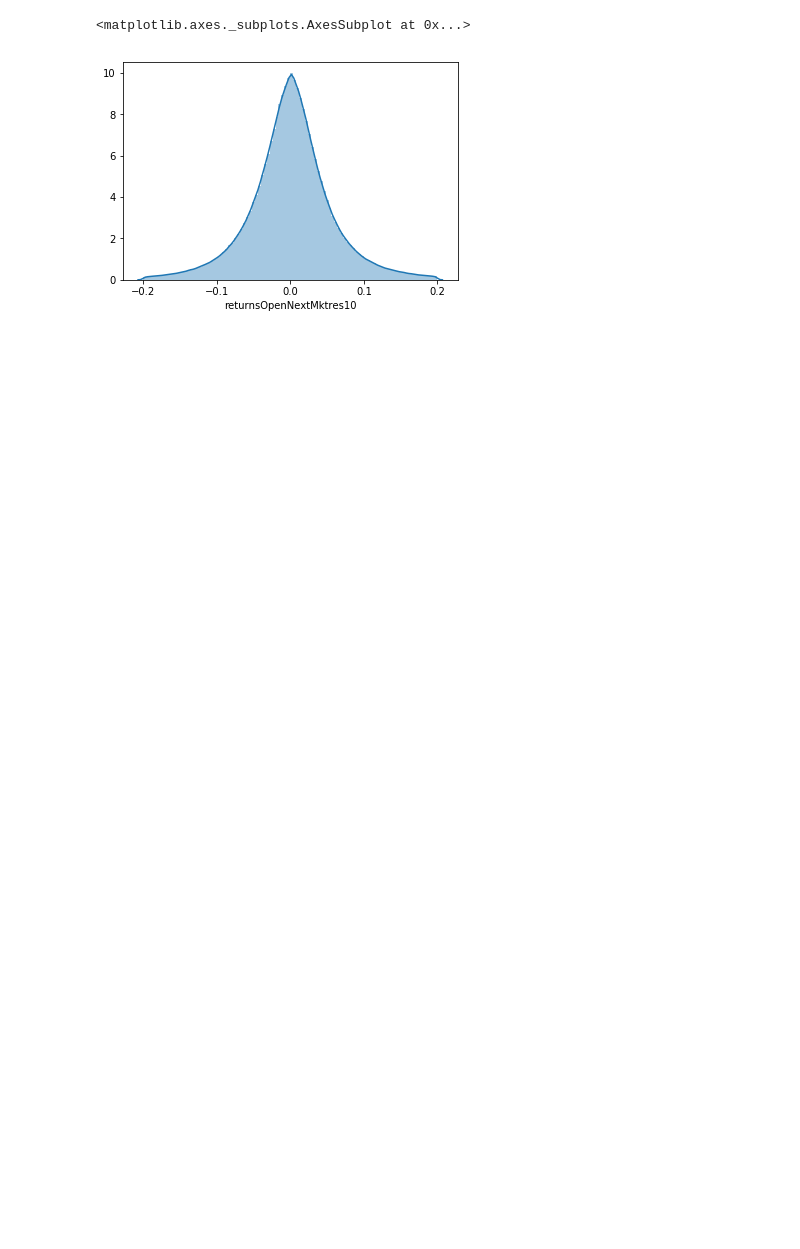
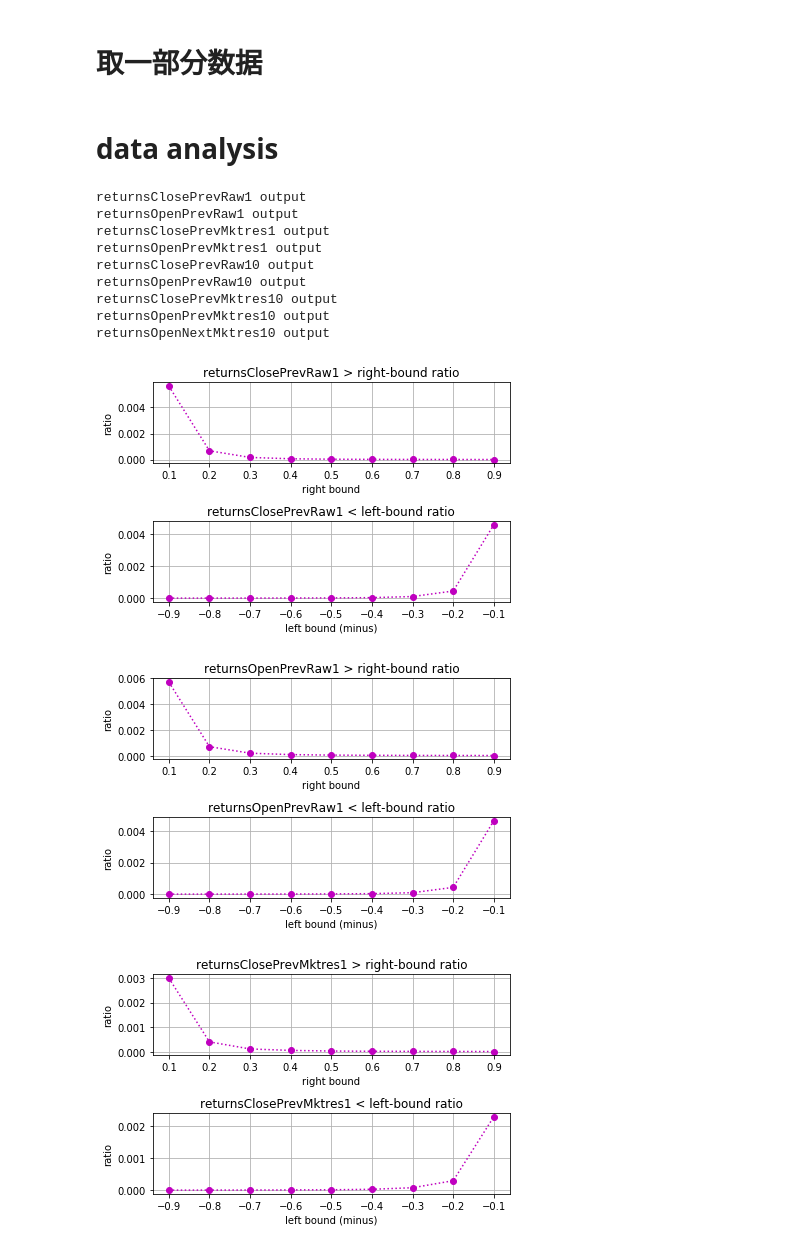
Before and after one commit to thu-tians/kaggle, a Jupyter notebook: feature_analyze/feature_analyze.ipynb, the cells around one changed output. Saved outputs shown, nothing was run; the diff lists cells and outputs as text; code cells hidden in the pictures; blank space fills up the shorter version.

Commit message:
Update returns analysis of ipynb
添加了对各种returns的分布分析.

```diff
--- a/feature_analyze/feature_analyze.ipynb
+++ b/feature_analyze/feature_analyze.ipynb
@@ -53,5 +53,0 @@ Done!
-# %%
-import matplotlib.pyplot as plt
-import seaborn as sns
-ttt=marketdf["returnsOpenNextMktres10"]
-ttt.describe()
@@ -105,6 +63,60 @@ ttt_drop_left.reset_index(drop=True)
 trainset_drop_index_right = ttt_drop_left[ttt_drop_left > right_threshold].index
 ttt_clean = ttt_drop_left.drop(trainset_drop_index_right, axis='index')
 sns.distplot(ttt_clean,bins=100)
-# %% [output]
-<matplotlib.axes._subplots.AxesSubplot at 0x...>
-[figure, removed]
+# %% [markdown]
+# 取一部分数据
+# %% [markdown]
+# data analysis
+# %%
+trainset_all_returns=marketdf.iloc[:,-10:-1].copy()
+trainset_all_returns.describe
+# %%
+#### 分析左右两侧的取值情况
+def left_and_right_bound(ttt,col_name):
+    ### right threshold
+    type(ttt)
+    pos_threshold = [i*(1e-1) for i in range(1,10)]
+    train_set_length = len(marketdf.index)
+    pos_percent = []
+    for val in pos_threshold:
+        pos_percent.append(sum(ttt>val)/train_set_length)
+    plt.figure()
+    plt.subplot(211)
+    plt.plot(pos_threshold,pos_percent,'mo:')
+    plt.xlabel('right bound')
+    plt.ylabel('ratio')
+    plt.title(col_name + ' > right-bound ratio')
+    plt.grid()
+    #### left threshold
+    neg_threshold = [i*(1e-1) for i in range(1,10)]
+    neg_threshold = [-1*x for x in neg_threshold][::-1]
+    train_set_length = len(marketdf.index)
+    neg_percent = []
+    for val in neg_threshold:
+        neg_percent.append(sum(ttt<val)/train_set_length)
+    plt.subplot(212)
+    plt.plot(neg_threshold,neg_percent,'mo:')
+    plt.xlabel('left bound (minus)')
+    plt.ylabel('ratio')
+    plt.title(col_name + ' < left-bound ratio')
+    plt.grid()
+    plt.tight_layout()
+
+### 对数据进行截断分析
+col_name = trainset_all_returns.columns.tolist()
+for i in range(len(col_name)):
+    left_and_right_bound(trainset_all_returns.loc[:,col_name[i]],col_name[i])
+    print(col_name[i] + ' output')
+# %% [output]
+returnsClosePrevRaw1 output
+returnsOpenPrevRaw1 output
+returnsClosePrevMktres1 output
+returnsOpenPrevMktres1 output
+returnsClosePrevRaw10 output
+returnsOpenPrevRaw10 output
+returnsClosePrevMktres10 output
+returnsOpenPrevMktres10 output
+returnsOpenNextMktres10 output
+[figure, added]
+[figure, added]
+[figure, added]
```
Also changed, not shown: parts of 13 cells of this notebook.
